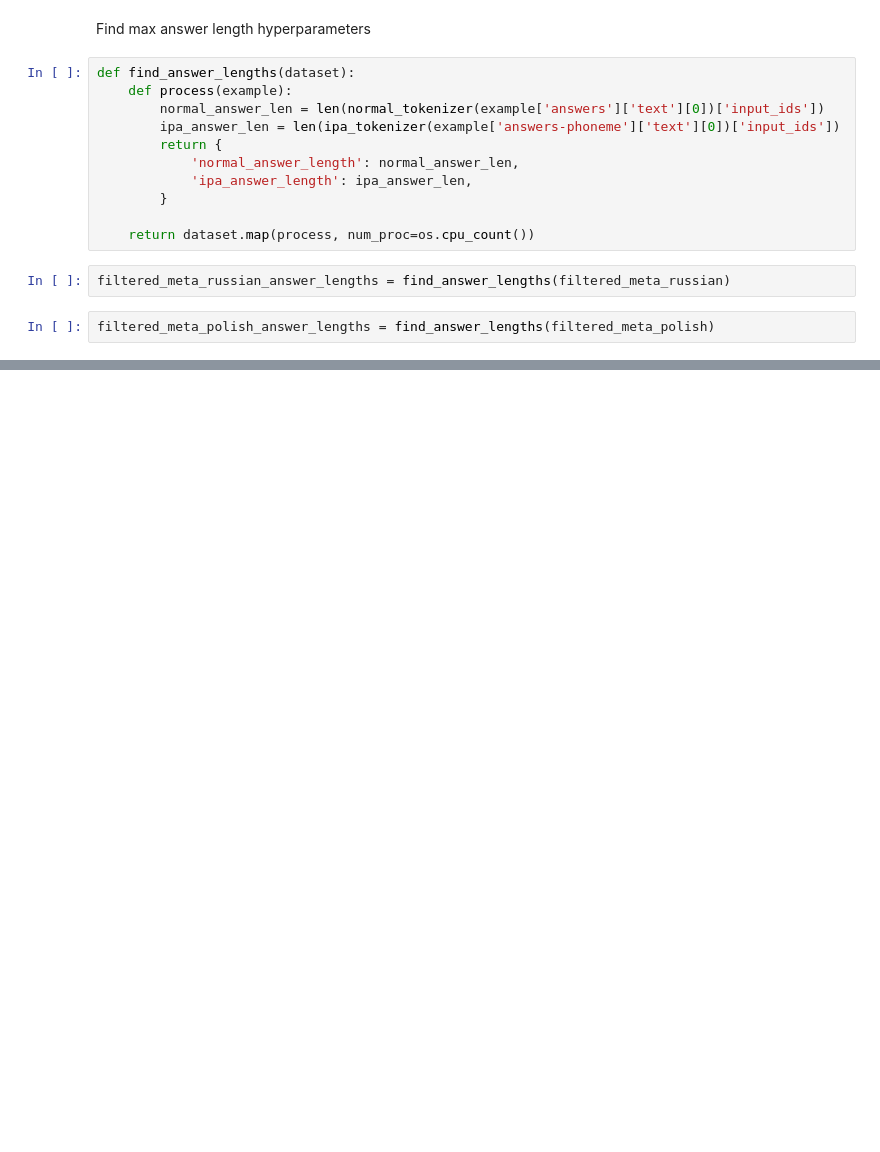
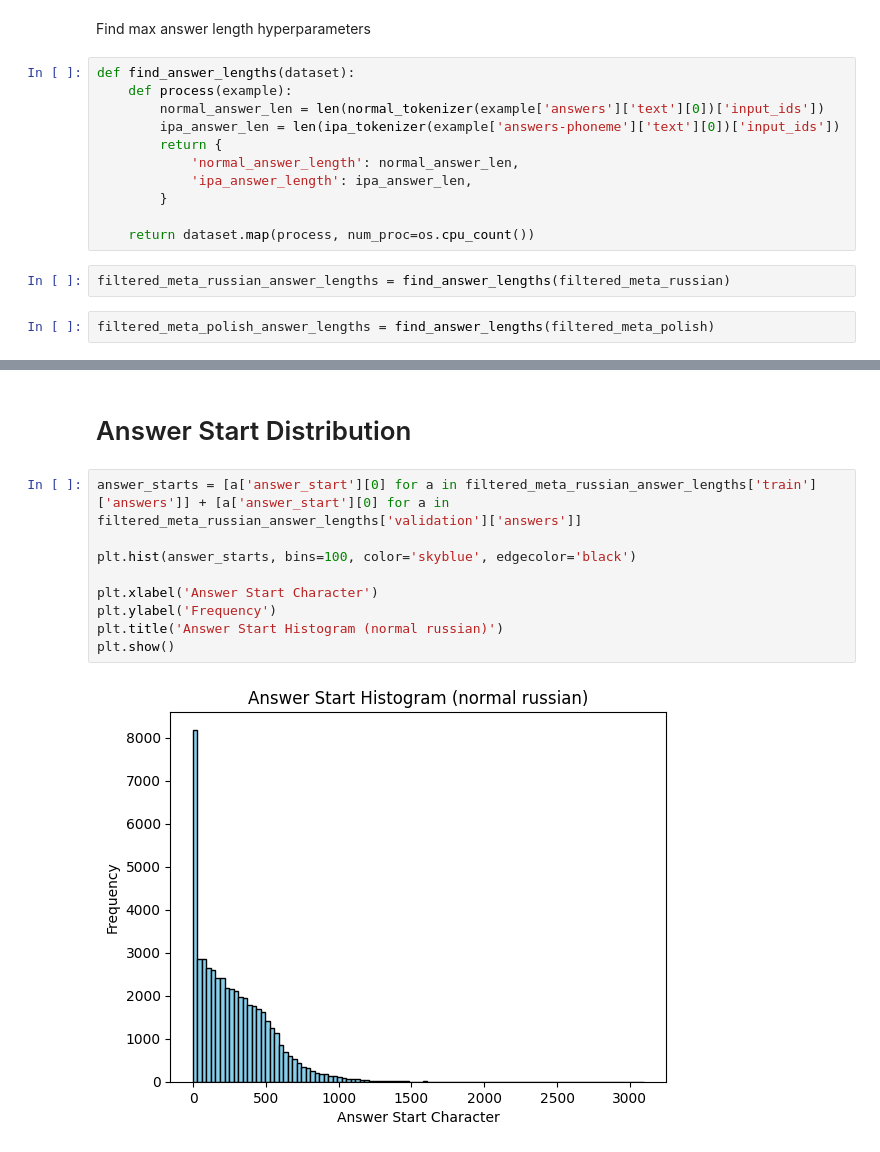
Before and after one commit to aaron-jencks/IPA_Finetuning, a Jupyter notebook: qa-exploration.ipynb, the cells around one changed output, grey strips where cells are left out. Cells and saved outputs as stored; diff of their text form; blank space fills up the shorter version.

Commit message:
added answer distribution graphs

```diff
--- a/qa-exploration.ipynb
+++ b/qa-exploration.ipynb
@@ -223,0 +225,13 @@ Token length deviation: 16.642047867543926
+# %% [markdown]
+# Answer Start Distribution
+# %%
+answer_starts = [a['answer_start'][0] for a in filtered_meta_russian_answer_lengths['train']['answers']] + [a['answer_start'][0] for a in filtered_meta_russian_answer_lengths['validation']['answers']]
+
+plt.hist(answer_starts, bins=100, color='skyblue', edgecolor='black')
+
+plt.xlabel('Answer Start Character')
+plt.ylabel('Frequency')
+plt.title('Answer Start Histogram (normal russian)')
+plt.show()
+# %% [output]
+[figure, added]
```
Also changed, not shown: parts of 11 cells of this notebook.
